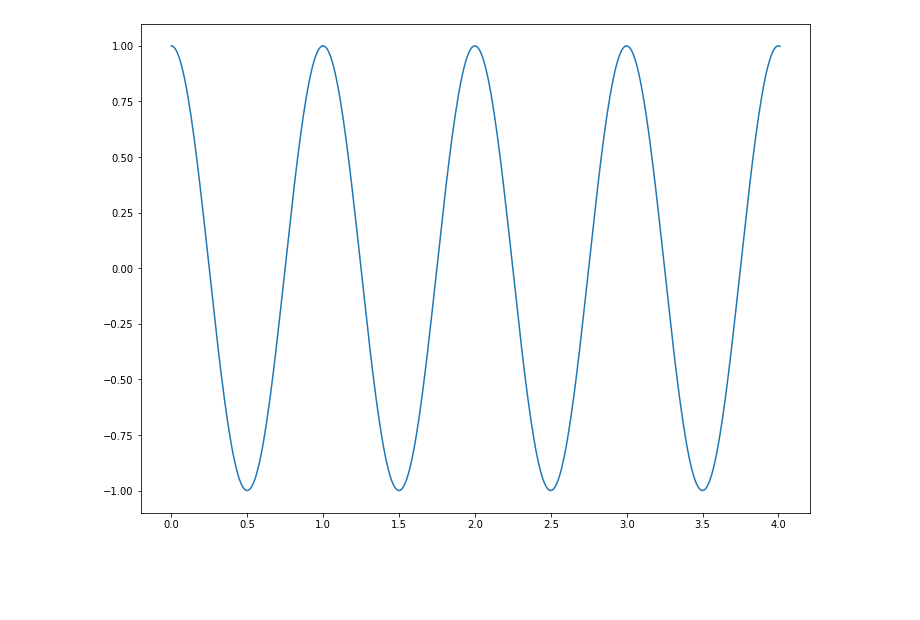
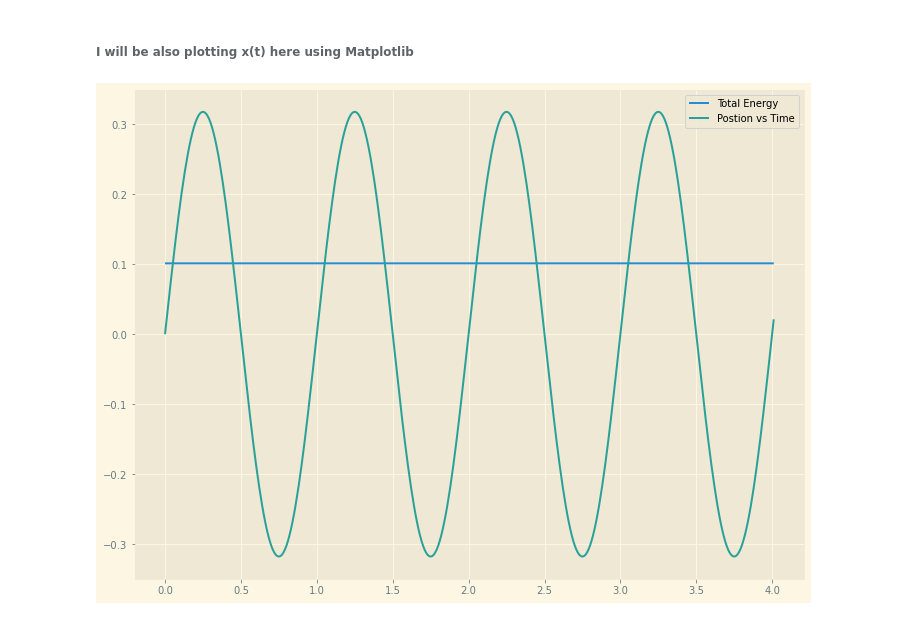
Before and after one commit to SachinGupta7/SHM, a Jupyter notebook: SHM_CODE.ipynb, the cells around one changed output. Cells and saved outputs as stored; diff of their text form; code cells hidden in the pictures; blank space fills up the shorter version.

```diff
--- a/SHM_CODE.ipynb
+++ b/SHM_CODE.ipynb
@@ -45,27 +68,43 @@ while (t<=end_time):
+# %% [markdown]
+###### I will be also plotting x(t) here using Matplotlib
 # %%
-import matplotlib.pyplot as plt
+import matplotlib.pyplot as plt  ##importing libraries
 import numpy as np
-x = 1
-v = 0
-a = -4*np.pi*np.pi*x
-t = 0
-dt = 0.01
-end_time = 4.0
+from matplotlib import style
+style.use('Solarize_Light2') ##matplotlib style
+x = 0 ##initial position
+v = 2  ##initial velocity
+a = -4*np.pi*np.pi*x  ##initial acceleration
+t = 0  ##initial time
+Energy  =  (v*v)/(4*np.pi*np.pi) + x*x  ##initial total energy conserved
+Energy_arr = [Energy]  #3energy list
+dt = 0.01  ##time step size
+end_time = 4.0  ##end time
 
-X = [x]
-T = [t]
+X = [x]   #3position list
+T = [t]  ##time list
 
 while(t<=end_time):
-    x+= dt*v/2
-    a = -4*np.pi*np.pi*x
-    v += a*dt
-    x+= dt*v/2
-    t += dt
+    ##these four lines are verlet algorithm term
+    x+= dt*v/2   ##updating position
+    a = -4*np.pi*np.pi*x  ##updating
+    v += a*dt ## updating velocity
+    x+= dt*v/2 #3updating position again
+
+
+    t += dt  ## updating time
+    Energy  =  (v*v)/(4*np.pi*np.pi) + x*x  ## updating energy
+
+    Energy_arr.append(Energy)  ## storing them in a list
 
     X.append(x)
     T.append(t)
+#############################333
+##plotting datas
 plt.figure(figsize = (12,9))
-plt.plot(T,X)
+plt.plot(T,Energy_arr,label = "Total Energy")
+plt.plot(T,X,label  =   "Postion vs Time")
+plt.legend()
 plt.show()
 # %% [output]
-[figure, old version]
+[figure, new version]
```
Also changed, not shown: parts of 5 cells of this notebook.
